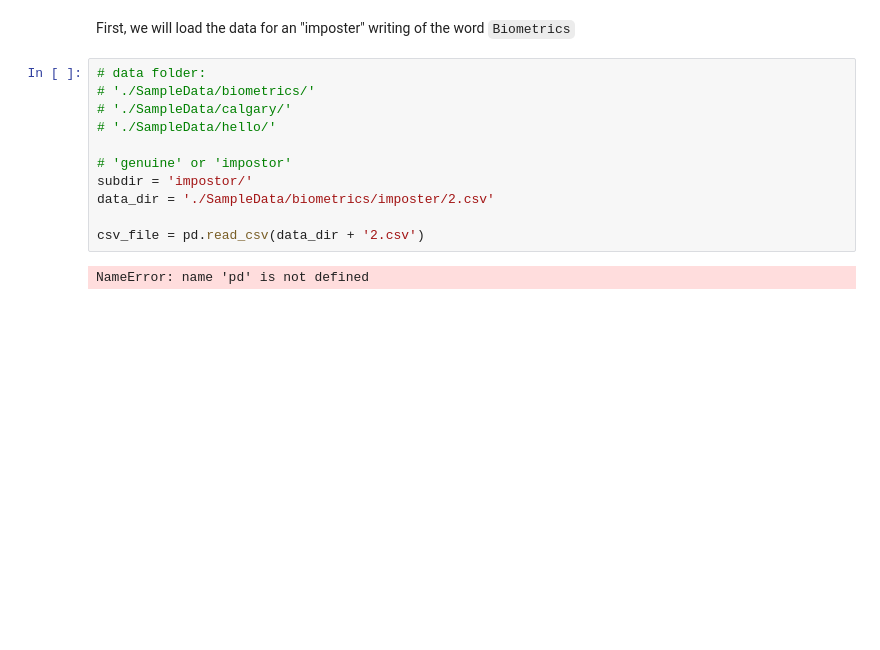
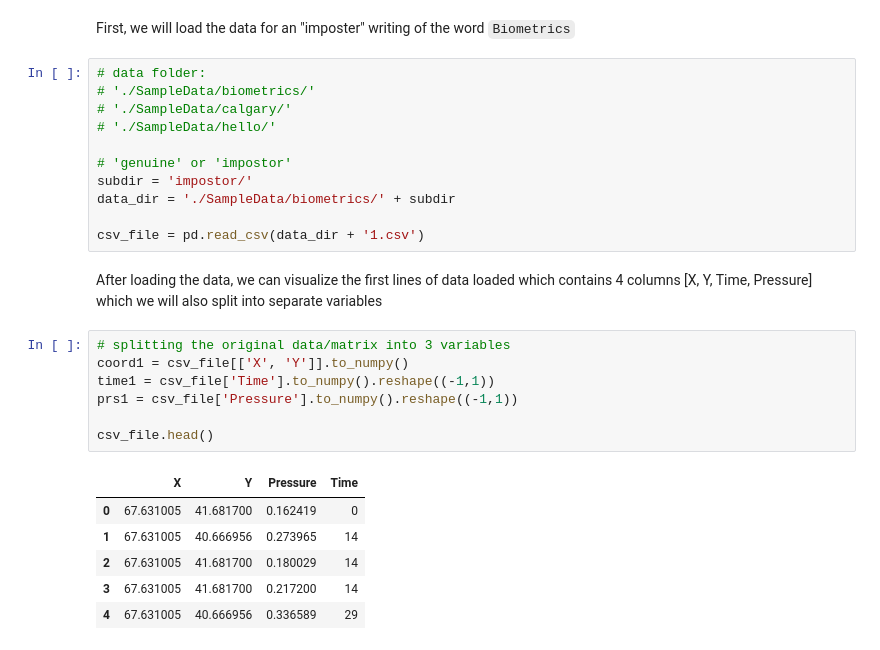
Before and after one commit to MushtabaA/ENCM509-Labs, a Jupyter notebook: Assignment 2/Lab02_Mushtaba_2024W.ipynb, the cells around one changed output. Cells and saved outputs as stored; diff of their text form; blank space fills up the shorter version.

```diff
--- a/Assignment 2/Lab02_Mushtaba_2024W.ipynb
+++ b/Assignment 2/Lab02_Mushtaba_2024W.ipynb
@@ -119,8 +119,22 @@ First, we will load the data for an "imposter" writing of the word `Biometrics`
 
 # 'genuine' or 'impostor'
 subdir = 'impostor/'
-data_dir = './SampleData/biometrics/imposter/2.csv'
+data_dir = './SampleData/biometrics/' + subdir
 
-csv_file = pd.read_csv(data_dir + '2.csv')
+csv_file = pd.read_csv(data_dir + '1.csv')
-# %% [output]
-NameError: name 'pd' is not defined
+# %% [markdown]
+After loading the data, we can visualize the first lines of data loaded which contains 4 columns [X, Y, Time, Pressure] which we will also split into separate variables
+# %%
+# splitting the original data/matrix into 3 variables
+coord1 = csv_file[['X', 'Y']].to_numpy()
+time1 = csv_file['Time'].to_numpy().reshape((-1,1))
+prs1 = csv_file['Pressure'].to_numpy().reshape((-1,1))
+
+csv_file.head()
+# %% [output]
+|  | X | Y | Pressure | Time |
+| 0 | 67.631005 | 41.681700 | 0.162419 | 0 |
+| 1 | 67.631005 | 40.666956 | 0.273965 | 14 |
+| 2 | 67.631005 | 41.681700 | 0.180029 | 14 |
+| 3 | 67.631005 | 41.681700 | 0.217200 | 14 |
+| 4 | 67.631005 | 40.666956 | 0.336589 | 29 |
```
Also changed, not shown: parts of 13 cells of this notebook.
